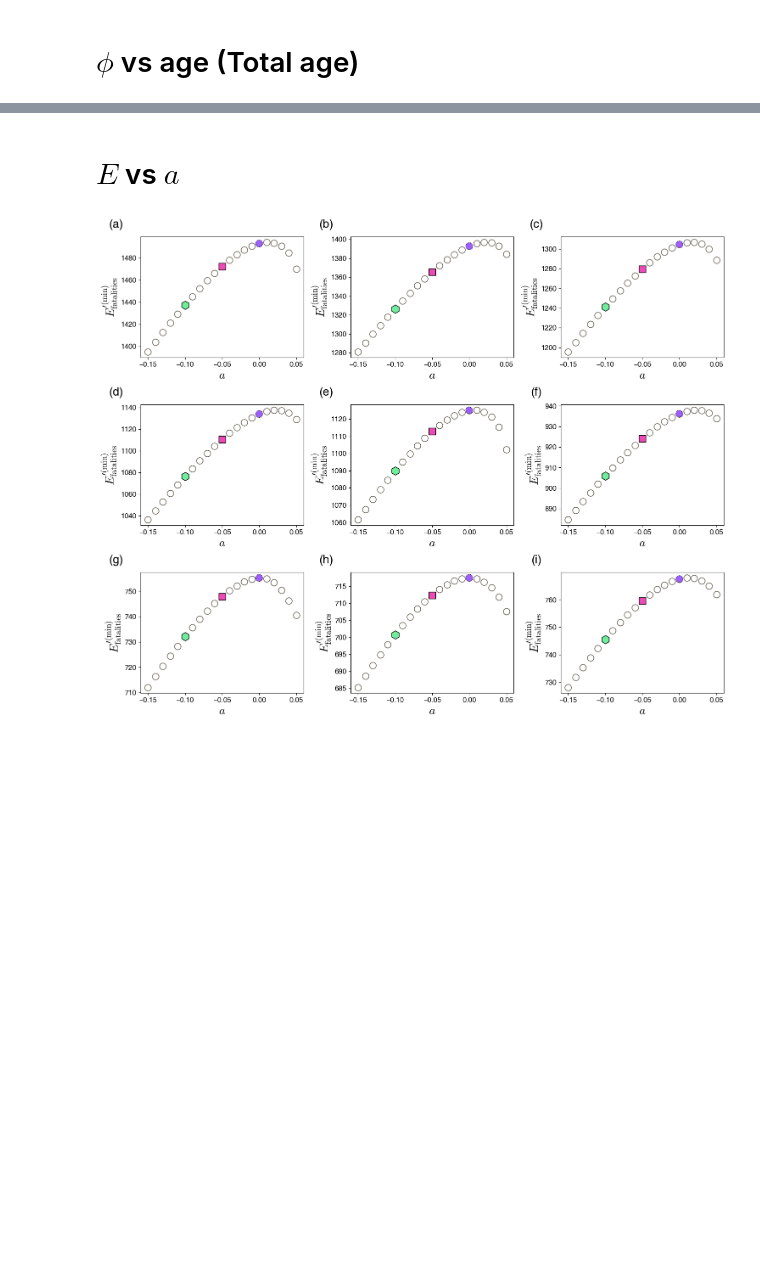
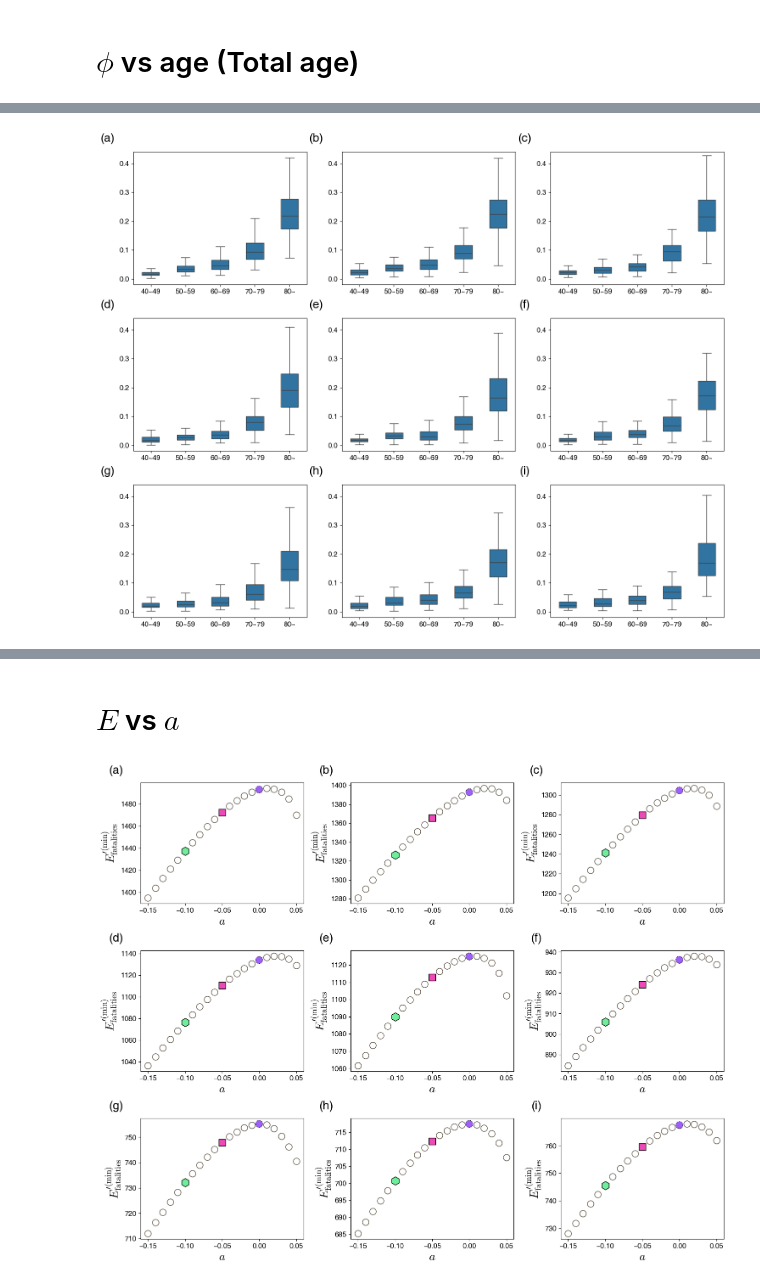
Before and after one commit to kwyosu7/Tuberculosis_hospital_optimization, a Jupyter notebook: article_figure.ipynb, the cells around one changed output, grey strips where cells are left out. Cells and saved outputs as stored; diff of their text form; code cells hidden in the pictures; blank space fills up the shorter version.

```diff
--- a/article_figure.ipynb
+++ b/article_figure.ipynb
@@ -93,0 +96,48 @@ Name: 80_, dtype: float64
+# %%
+title_pos = [-0.15, 1.1]
+title_size = 20
+title_list = ['a', 'b', 'c', 'd', 'e', 'f', 'g', 'h', 'i']
+
+fig = plt.figure(figsize=(15, 12))
+gs = GridSpec(3, 3, figure=fig)
+c = 0
+corr_list = []
+age_labels = ["40~49", "50~59", "60~69", "70~79", "80~"]
+
+for year in range(2014, 2023):
+    path = '/home/users/YongsungKwon/workplace/Yongpyter/Tuberculosis_hospital_optimization/data_result/data_over40/'+str(year)+'_40.txt'
+    data = pd.read_csv(path, sep=',')
+    N = data.iloc[:, 6:15].copy().mul(data['N'], axis=0)
+    D = data.iloc[:, 15:24].copy().mul(data['D'],axis=0)
+    phi_df = D.iloc[:, :] / N.iloc[:, :].values
+    phi_df.columns = phi_df.columns.str.slice(start=2)
+    age_list = []
+    age_label_list = []
+    phi_list = []
+    age_num_list = [45, 55, 65, 75, 85]
+    for i in range(5):
+        age_list+=[age_num_list[i]]*len(data)
+        age_label_list+=[age_labels[i]]*len(data)
+        phi_list+=list(phi_df[phi_df.columns[4:][i]])
+    corr, p_value = pearsonr(age_list, phi_list)
+    corr_list.append(corr)
+
+    ax = fig.add_subplot(gs[c // 3, c % 3])
+    sns.boxplot(x=age_label_list, y=phi_list, ax=ax, width=0.5, showfliers=False)
+
+    # ax.set_xlim(-1, 5)
+    ax.set_ylim(-0.02, 0.44)
+    # ax.set_xticks(range(5))
+    # ax.set_xticklabels(age_num_list)
+
+    ax.tick_params(axis='x', labelsize=12)
+    ax.tick_params(axis='y', labelsize=12)
+
+    ax.text(title_pos[0], title_pos[1], f'({title_list[c]})', fontsize=title_size,
+            ha='center', va='center', transform=ax.transAxes)
+    c += 1
+
+plt.tight_layout()
+plt.show()
+# %% [output]
+[figure, added]
```
Also changed, not shown: parts of 8 cells of this notebook.
